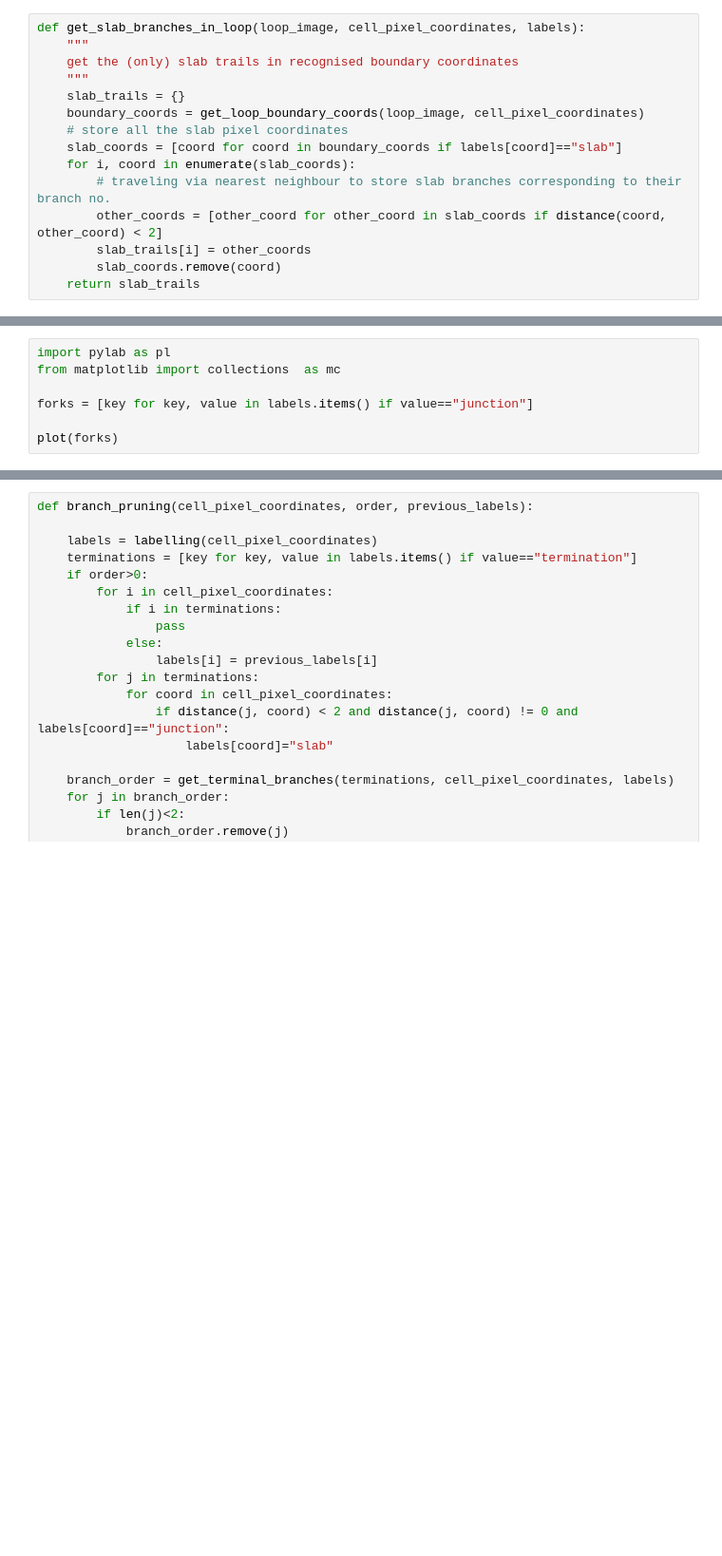
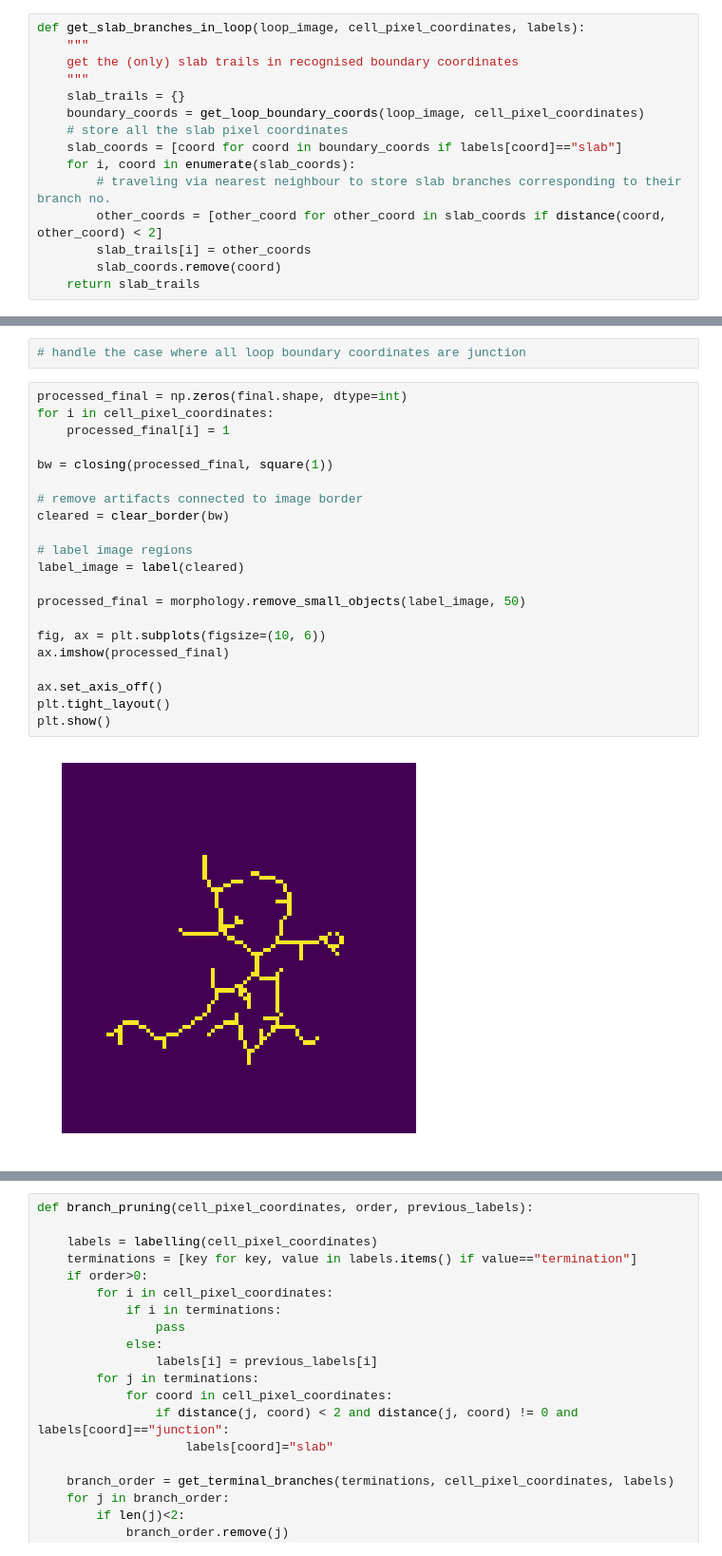
Before and after one commit to swanandlab/SMorph, a Jupyter notebook: sholl analysis.ipynb, the cells around one changed output, grey strips where cells are left out. Shown at 95% size. Drawn from its saved outputs; the diff is of its cells as text; blank space fills up the shorter version.

```diff
--- a/sholl analysis.ipynb
+++ b/sholl analysis.ipynb
@@ -376,8 +409,26 @@ plot(cell_pixel_coordinates)
-# %%
-import pylab as pl
-from matplotlib import collections  as mc
-
-forks = [key for key, value in labels.items() if value=="junction"]
-
-plot(forks)
+# %%
+# handle the case where all loop boundary coordinates are junction
+# %%
+processed_final = np.zeros(final.shape, dtype=int)
+for i in cell_pixel_coordinates:
+    processed_final[i] = 1
+
+bw = closing(processed_final, square(1))
+
+# remove artifacts connected to image border
+cleared = clear_border(bw)
+
+# label image regions
+label_image = label(cleared)
+
+processed_final = morphology.remove_small_objects(label_image, 50)
+
+fig, ax = plt.subplots(figsize=(10, 6))
+ax.imshow(processed_final)
+
+ax.set_axis_off()
+plt.tight_layout()
+plt.show()
+# %% [output]
+[figure, added]
 # %%
```
Also changed, not shown: parts of 8 cells of this notebook.
